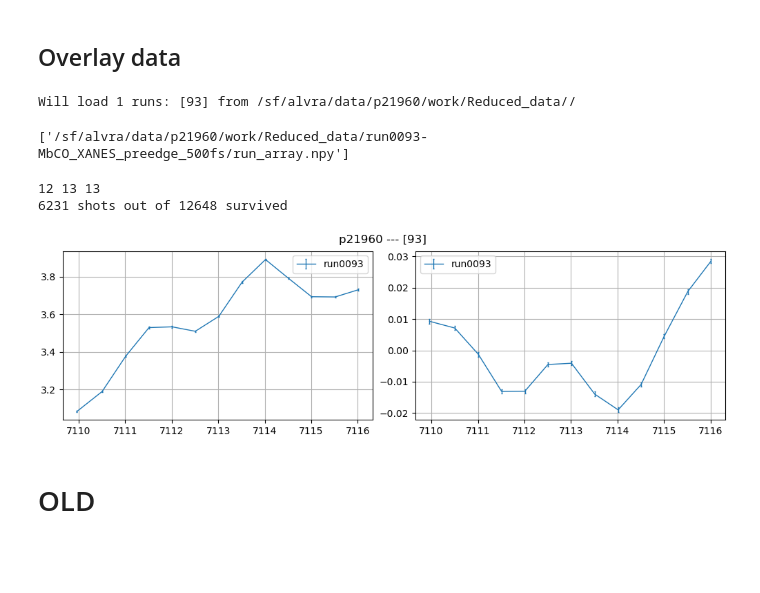
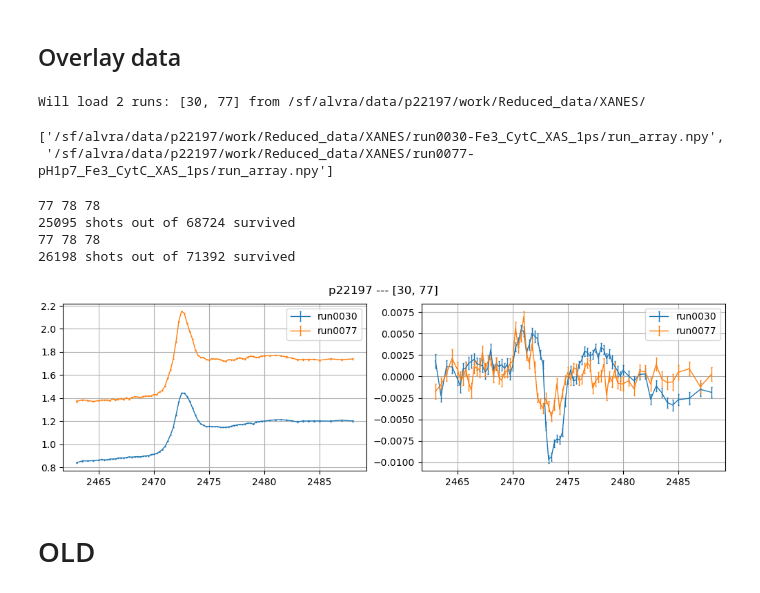
Before and after one commit to paulscherrerinstitute/alvra_beamline_scripts, a Jupyter notebook: Plotting_XANES.ipynb, the cells around one changed output. Drawn from its saved outputs; the diff is of its cells as text; code cells hidden in the pictures; blank space fills up the shorter version.

```diff
--- a/Plotting_XANES.ipynb
+++ b/Plotting_XANES.ipynb
@@ -66,11 +73,11 @@ Time delay axis rebinned with TT data
 # %% [markdown]
 # 1D scan
 # %%
-quantile = 0.7
+quantile = 0.8
 
 ##############################################
 
-rbk = readbacks[0]
+rbk = np.array(readbacks[0], dtype=float)
 
-pp, GS, ES, err_pp, err_GS, err_ES, err_pp2, err_GS2, err_ES2, howmany = Rebin_and_filter_energyscans_PP(data, quantile, rbk)
+pp, GS, ES, err_pp, err_GS, err_ES, err_pp2, err_GS2, err_ES2, _, _ = Rebin_and_filter_energyscans_PP_noPair(data, quantile, rbk, threshold=0.01)
 # %% [output]
@@ -103,0 +113,5 @@ plt.show()
+# %%
+run_name = glob.glob(Loaddir + '/*{:04d}*'.format(runlist[0]))[0].split('/')[-1].split('-')[-1]
+for run in runlist:
+    run_name = run_name + '-{}'.format(str(run))
+reducedir ='/sf/alvra/data/{}/work/Reduced_data/All_shots/_averaged/'.format(pgroup)
@@ -154,12 +244,12 @@ plt.show()
 # %% [markdown]
 ## Overlay data
 # %%
-pgroup = 'p21960'
+pgroup = 'p22197'
 
 #runlist = np.arange(45, 48)
-runlist = [93]
+runlist = [30, 77]
 
-Loaddir_folder = ''
+Loaddir_folder = 'XANES'
 
 ##############################################
 Loaddir = '/sf/alvra/data/{}/work/Reduced_data/{}/'.format(pgroup, Loaddir_folder)
@@ -174,44 +264,61 @@ for run in runlist:
         print("Some runs are missing")
 check
 # %% [output]
-Will load 1 runs: [93] from /sf/alvra/data/p21960/work/Reduced_data//
+Will load 2 runs: [30, 77] from /sf/alvra/data/p22197/work/Reduced_data/XANES/
-['/sf/alvra/data/p21960/work/Reduced_data/run0093-MbCO_XANES_preedge_500fs/run_array.npy']
+['/sf/alvra/data/p22197/work/Reduced_data/XANES/run0030-Fe3_CytC_XAS_1ps/run_array.npy',
+ '/sf/alvra/data/p22197/work/Reduced_data/XANES/run0077-pH1p7_Fe3_CytC_XAS_1ps/run_array.npy']
 # %%
-quantile = 0.7
+quantile = 0.6
 average_twodiodes = True
 
 ####################################################
 
 fig, ((ax1, ax3)) = plt.subplots(1, 2, figsize=(10, 3), constrained_layout=True)
 plt.suptitle(titlestring_stack)
 
-lab = ['DMM','N2Q','N4PY']
+lab = ['','pH2.7','N4PY']
 
 for index, run in enumerate(runlist):
-    runname = 'run{:04d}'.format(run)
-    data = {}
-    data, _ = load_reduced_data(pgroup, Loaddir, [run], average_twodiodes)
-    globals().update(data)
-    #runname = np.asarray(data['name'])[0]
-    rbk = np.asarray(data['readbacks'])[0]
+    if 'averaged' not in Loaddir_folder:
+        runname = 'run{:04d}'.format(run)
+        data = {}
+        data, _ = load_reduced_data(pgroup, Loaddir, [run], average_twodiodes)
+        globals().update(data)
+        #runname = np.asarray(data['name'])[0]
+        rbk = np.asarray(data['readbacks'])[0]
 
-    pp_rebin, GS, ES, err_pp, err_GS, err_ES, _, _, _, _ = \
-    Rebin_and_filter_energyscans_PP(data, quantile, rbk)
+        pp_rebin, GS, ES, err_pp, err_GS, err_ES, _, _, _, _ = \
+        Rebin_and_filter_energyscans_PP(data, quantile, rbk)
+
+    if 'averaged' in Loaddir_folder:
+        path = glob.glob(Loaddir + '/*{:04d}*/'.format(run))
+        run_array = np.load(path[0]+'run_array.npy', allow_pickle=True).item()
+        for key in run_array.keys():
+            runname  = run_array[key]["name"].split('-')[0] + '_avg'
+            GS       = run_array[key]["GS"]
+            err_GS   = run_array[key]["err_GS"]
+            ES       = run_array[key]["ES"]
+            err_ES   = run_array[key]["err_ES"]
+            pp_rebin = run_array[key]["pp"]
+            err_pp   = run_array[key]["err_pp"]
+            rbk      = run_array[key]["readbacks"]
 
     ax1.errorbar(rbk, GS, err_GS, lw=1,markersize=0,capsize=1,capthick=1,
                    elinewidth=1,label=runname)#+' '+str(lab[index]))
 
     ax3.errorbar(rbk, pp_rebin, err_pp, lw=1,markersize=0,capsize=1,capthick=1,
                    elinewidth=1,label=runname)#+' '+str(lab[index]))
 
 ax1.legend()
 ax1.grid()
 ax3.legend()
 ax3.grid()
 # %% [output]
-12 13 13
-6231 shots out of 12648 survived
+77 78 78
+25095 shots out of 68724 survived
+77 78 78
+26198 shots out of 71392 survived
-[figure, old version]
+[figure, new version]
 # %% [markdown]
 # OLD
 # %%
```
Also changed, not shown: parts of 16 cells of this notebook, 9 other files.
